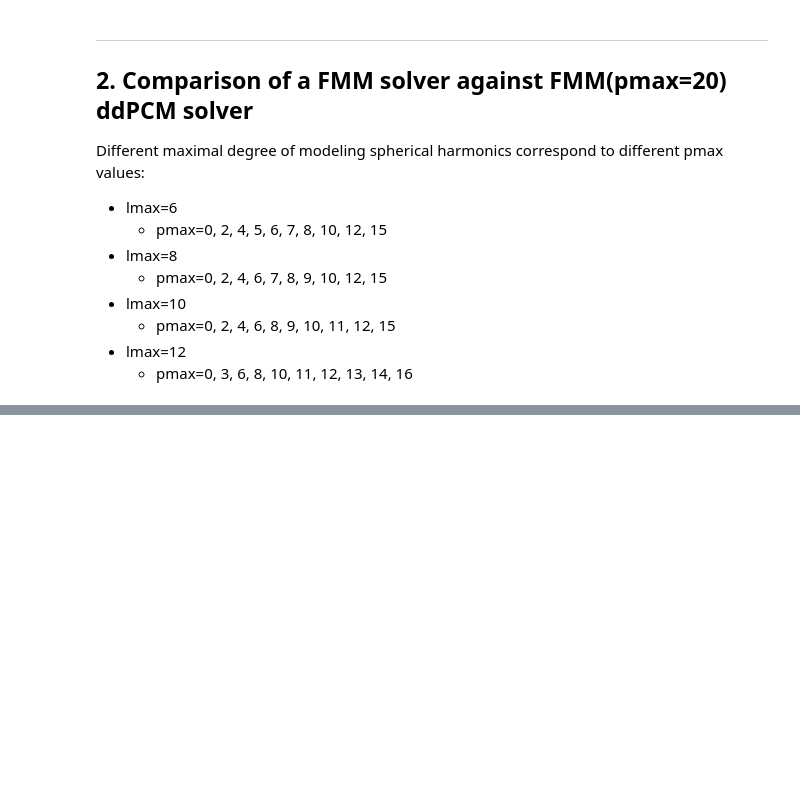
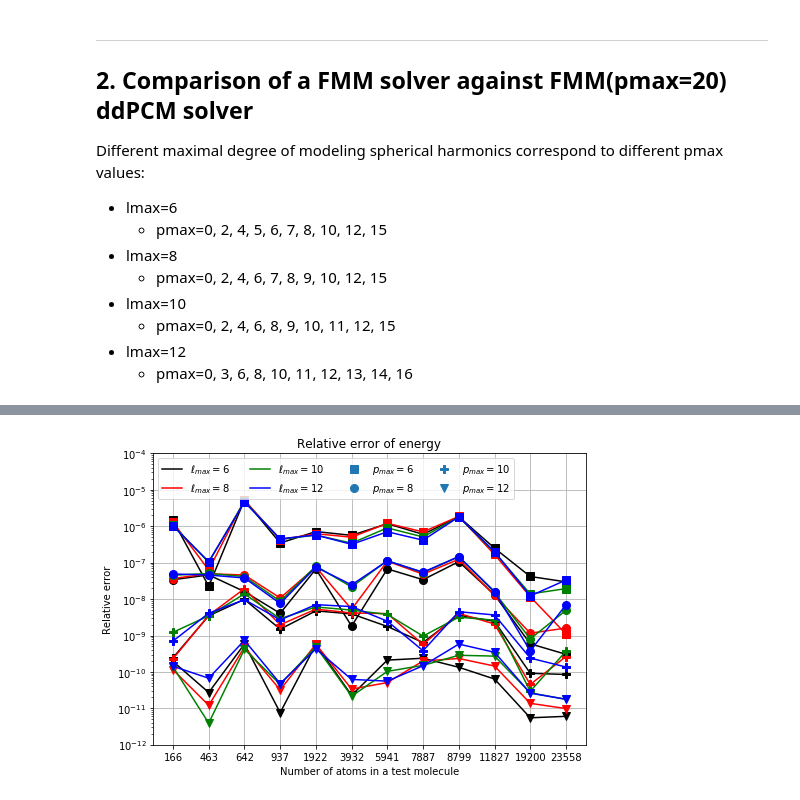
Before and after one commit to ACoM-Computational-Mathematics/2021_ddpcm_fmm, a Jupyter notebook: experiments/error_calibration/plots.ipynb, the cells around one changed output, grey strips where cells are left out. Cells and saved outputs as stored; diff of their text form; code cells hidden in the pictures; blank space fills up the shorter version.

```diff
--- a/experiments/error_calibration/plots.ipynb
+++ b/experiments/error_calibration/plots.ipynb
@@ -405,0 +450,57 @@ The PostScript backend does not support transparency; partially transparent arti
+# %%
+# Plot fmm (pmax=6,8,10,12) vs fmm (pmax=20) results for different lmax
+pmaxs = [6, 8, 10, 12]
+lmaxs = [6, 8, 10, 12]
+# Style for different pmax
+marker_pmax = {6: "s",
+               8: "o",
+               10: "P",
+               12: "v"}
+# List output molecules in a proper order (increasing number of atoms)
+molecules = ["2rvd_sas", "2mlt_monomer_sas", "1ejg_sas", "2mlt_sas", "2qho_a_sas",
+             "2qho_ab_sas", "2qho_abc_sas", "2qho_abcd_sas", "2qho_sas",
+             "2gx2_sas", "waterglobe_sas", "dhfr_sas"]
+natoms = np.array([166, 463, 642, 937, 1922, 3932, 5941, 7887, 8799, 11827, 19200, 23558])
+xticks = range(len(natoms))
+# Single figure with all the plots
+fig, ax = plt.subplots(figsize=(7, 5))
+# Handle for legend data
+handles=[]
+for lmax in lmaxs:
+    # Create a proxy line to add to the legend
+    line = mpl.lines.Line2D([], [], label="$\ell_{{max}}={}$".format(lmax), linestyle="-", **styles[lmax])
+    handles.append(line)
+    # Add plots for each possible value of pmax
+    for pmax in pmaxs:
+        rel_err_esolv = []
+        for mol in molecules:
+            fname_fmm = "fmm_vs_fmm_sas/{}.{}.{}.fmm".format(mol, lmax, pmax)
+            #print("Read:", fname_fmm)
+            result_fmm = read_output_file(fname_fmm)
+            fname_dense = "fmm_vs_fmm_sas/{}.{}.{}.fmm".format(mol, lmax, 20)
+            #print("Read:", fname_dense)
+            result_dense = read_output_file(fname_dense)
+            rel_err_esolv.append(abs((result_fmm["ddpcm esolv"]-result_dense["ddpcm esolv"]) /
+                                result_dense["ddpcm esolv"]))
+        ax.semilogy(xticks, rel_err_esolv, markersize=8, marker=marker_pmax[pmax], linestyle="-", **styles[lmax])
+# Append legend data for different pmax
+for pmax in pmaxs:
+    # Create a proxy line to add to the legend
+    line = mpl.lines.Line2D([], [], label="$p_{{max}}={}$".format(pmax), markersize=8, marker=marker_pmax[pmax], linestyle="")
+    handles.append(line)
+# Finally draw the plot and augment it with proper data
+ax.grid()
+ax.set_xticks(xticks)
+ax.set_xticklabels(natoms)
+ax.set_ylim([1e-12, 1e-4])
+ax.set_title("Relative error of energy")
+ax.set_xlabel("Number of atoms in a test molecule")
+ax.set_ylabel("Relative error")
+ax.legend(handles=handles, loc="upper left", ncol=4)
+fig.tight_layout()
+#plt.savefig("fmm_vs_fmm_sas_esolv.pdf")
+plt.savefig("fmm_vs_fmm_sas_esolv.pgf")
+plt.show()
+plt.close()
+# %% [output]
+[figure, added]
```
Also changed, not shown: parts of 11 cells of this notebook.
